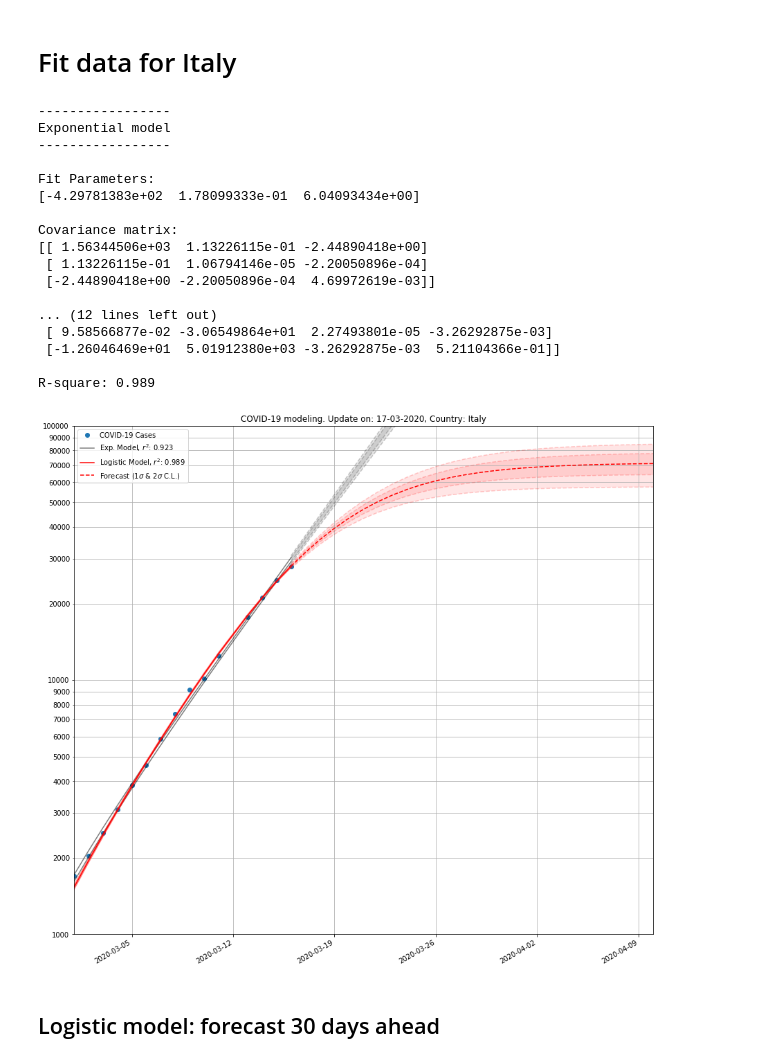
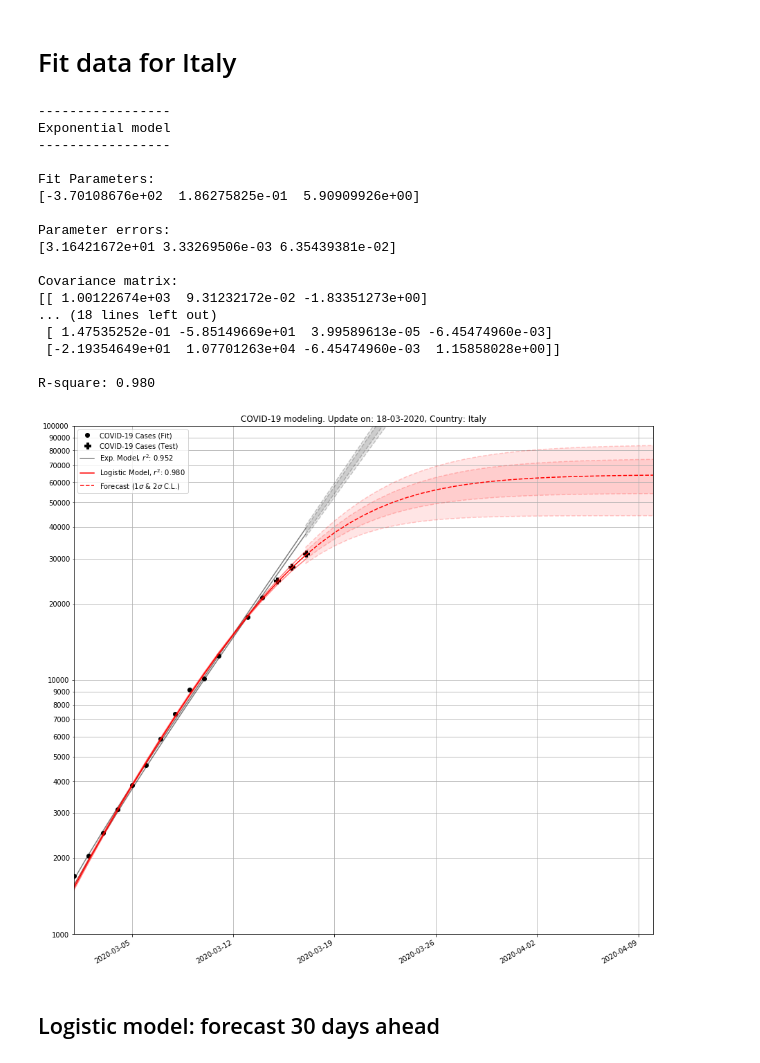
Before and after one commit to remotain/COVID-19, a Jupyter notebook: model_growth.ipynb, the cells around one changed output. Drawn from its saved outputs; the diff is of its cells as text; code cells hidden in the pictures.

Commit message:
Daily update. Change fit strategy, use all points but the last 3 for fitting. The last 3 points are used to check qualitatively the model quality.

```diff
--- a/model_growth.ipynb
+++ b/model_growth.ipynb
@@ -147,8 +150,9 @@ dfit = dfit.loc[dfit['Cases'] > 10]
 
 dfit['ndays'] = (dfit['Date'] - dfit['Date'].iloc[0]).dt.days
 
-ydata=dfit['Cases']
-xdata=dfit['ndays']
+# Stop the fit 3 days ago. Use the last 3 point to verify (qualitatively) the fit prediction power.
+ydata=dfit['Cases'][:-3]
+xdata=dfit['ndays'][:-3]
 
 # Exponential model
 print()
@@ -156,7 +160,7 @@ print('-----------------')
 print('Exponential model')
 print('-----------------')
 print()
-p0=[-7.37533982e+02,1.68721374e-01,6.27460550e+00]
+p0=[-4.76730302e+02,1.72669390e-01,6.13355554e+00]
 popt, pcov, r_square_exp = fit_model(xdata, ydata, exponential_model, p0=p0)
 print_fit_results(popt, pcov, r_square_exp)
 df_predict_exp = predict(dfit['Date'].values, dfit['ndays'].values, exponential_model, popt, pcov)
@@ -179,24 +183,25 @@ Exponential model
 -----------------
 
 Fit Parameters:
-[-4.29781383e+02  1.78099333e-01  6.04093434e+00]
+[-3.70108676e+02  1.86275825e-01  5.90909926e+00]
+
+Parameter errors:
+[3.16421672e+01 3.33269506e-03 6.35439381e-02]
 
 Covariance matrix:
-[[ 1.56344506e+03  1.13226115e-01 -2.44890418e+00]
- [ 1.13226115e-01  1.06794146e-05 -2.20050896e-04]
- [-2.44890418e+00 -2.20050896e-04  4.69972619e-03]]
+[[ 1.00122674e+03  9.31232172e-02 -1.83351273e+00]
+... (18 lines left out)
+ [ 1.47535252e-01 -5.85149669e+01  3.99589613e-05 -6.45474960e-03]
+ [-2.19354649e+01  1.07701263e+04 -6.45474960e-03  1.15858028e+00]]
 
-... (12 lines left out)
- [ 9.58566877e-02 -3.06549864e+01  2.27493801e-05 -3.26292875e-03]
- [-1.26046469e+01  5.01912380e+03 -3.26292875e-03  5.21104366e-01]]
-
-R-square: 0.989
+R-square: 0.980
 # %%
 # Draw
 _,ax = plt.subplots(figsize=(15,15))
 logy=True
 # Data
-dfit.plot('Date', 'Cases', marker='o', linestyle="None", label='COVID-19 Cases', ax=ax, logy=logy)
+dfit[:-3].plot('Date', 'Cases', marker='o', color='k', linestyle="None", label='COVID-19 Cases (Fit)', ax=ax, logy=logy)
+dfit[-3:].plot('Date', 'Cases', marker='P', color='k', ms=9, linestyle="None", label='COVID-19 Cases (Test)', ax=ax)
 
 # Exponential Model
 #df_predict_exp.plot('Date', 'Model', color='k', linestyle='-', alpha=1, label='_nolegend_', ax=ax)
@@ -217,34 +222,34 @@ df_predict_logit.plot('Date', '1s_sup', color='r', linestyle='-', alpha=0.5, lab
 df_predict_logit.plot('Date', '1s_inf', color='r', linestyle='-', alpha=0.5, label='_nolegend_', ax=ax)
 # Logistic Model Forecast
 df_forecast_logit.plot('Date', 'Forecast', color='r', linestyle='--', alpha=1, label='Forecast ($1\sigma$ & $2\sigma$ C.L.)', ax=ax)
 df_forecast_logit.plot('Date', '1s_sup', color='r', linestyle='--', alpha=0.2, label='_nolegend_', ax=ax)
 df_forecast_logit.plot('Date', '1s_inf', color='r', linestyle='--', alpha=0.2, label='_nolegend_', ax=ax)
 df_forecast_logit.plot('Date', '2s_sup', color='r', linestyle='--', alpha=0.2, label='_nolegend_', ax=ax)
 df_forecast_logit.plot('Date', '2s_inf', color='r', linestyle='--', alpha=0.2, label='_nolegend_', ax=ax)
 ax.fill_between(df_forecast_logit['Date'], df_forecast_logit['2s_inf'], df_forecast_logit['2s_sup'], facecolor="red", alpha=0.1)
 ax.fill_between(df_forecast_logit['Date'], df_forecast_logit['1s_inf'], df_forecast_logit['1s_sup'], facecolor="red", alpha=0.1)
 
 formatter = matplotlib.ticker.ScalarFormatter()
 formatter.set_scientific(False)
 ax.yaxis.set_minor_formatter(formatter)
 ax.yaxis.set_major_formatter(formatter)
 
 from datetime import datetime
 plt.title('COVID-19 modeling. Update on: %s, Country: %s' %(datetime.today().strftime('%d-%m-%Y'),dfit['Country/Region'].values[0]))
 plt.grid(axis='both',which='both')
 plt.xlabel('')
 
 #Axis limit
 ax.set_xlim(['2020-03-01','2020-04-10'])
 ax.set_ylim([1000, 100000])
 
 # Zoom
 #ax.set_xlim(['2020-03-13','2020-03-16'])
 #ax.set_ylim([20000, 28000])
 
 plt.show()
 # %% [output]
-[figure, old version]
+[figure, new version]
 # %% [markdown]
 ## Logistic model: forecast 30 days ahead
 # %%
```
Also changed, not shown: parts of 12 cells of this notebook.
